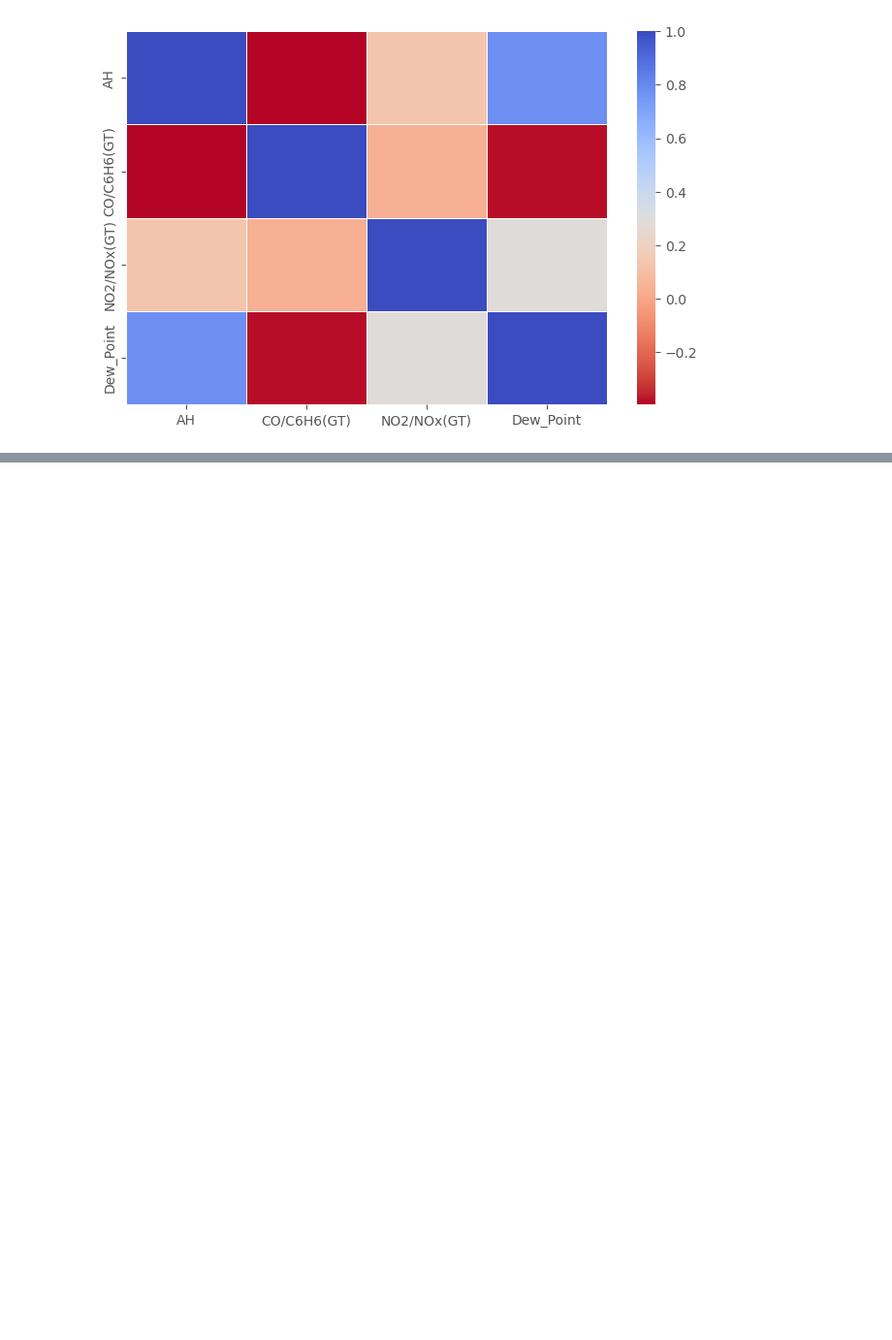
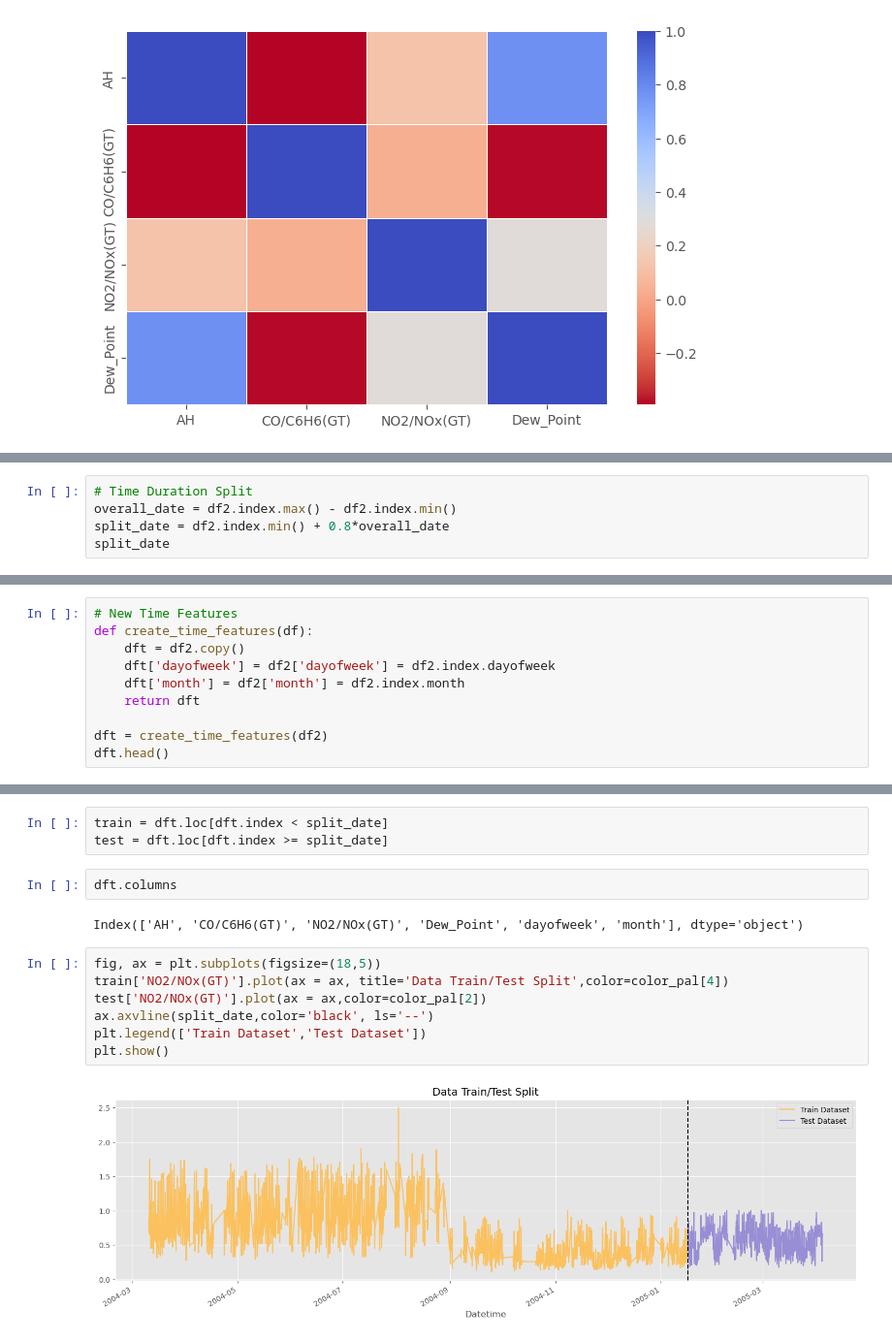
Before and after one commit to bryancastillo10/Machine-Learning-Projects, a Jupyter notebook: data_cleaning_air_quality.ipynb, the cells around one changed output, grey strips where cells are left out. Shown at 97% size. Cells and saved outputs as stored; diff of their text form; blank space fills up the shorter version.

```diff
--- a/data_cleaning_air_quality.ipynb
+++ b/data_cleaning_air_quality.ipynb
@@ -192,0 +244,5 @@ filter_df.to_csv('data/clean_data_AirQualityUCI.csv')
+# %%
+# Time Duration Split
+overall_date = df2.index.max() - df2.index.min()
+split_date = df2.index.min() + 0.8*overall_date
+split_date
@@ -192,0 +251,10 @@ filter_df.to_csv('data/clean_data_AirQualityUCI.csv')
+# %%
+# New Time Features
+def create_time_features(df):
+    dft = df2.copy()
+    dft['dayofweek'] = df2['dayofweek'] = df2.index.dayofweek
+    dft['month'] = df2['month'] = df2.index.month
+    return dft
+
+dft = create_time_features(df2)
+dft.head()
@@ -192,0 +269,16 @@ filter_df.to_csv('data/clean_data_AirQualityUCI.csv')
+# %%
+train = dft.loc[dft.index < split_date]
+test = dft.loc[dft.index >= split_date]
+# %%
+dft.columns
+# %% [output]
+Index(['AH', 'CO/C6H6(GT)', 'NO2/NOx(GT)', 'Dew_Point', 'dayofweek', 'month'], dtype='object')
+# %%
+fig, ax = plt.subplots(figsize=(18,5))
+train['NO2/NOx(GT)'].plot(ax = ax, title='Data Train/Test Split',color=color_pal[4])
+test['NO2/NOx(GT)'].plot(ax = ax,color=color_pal[2])
+ax.axvline(split_date,color='black', ls='--')
+plt.legend(['Train Dataset','Test Dataset'])
+plt.show()
+# %% [output]
+[figure, added]
```
Also changed, not shown: parts of 28 cells of this notebook, 1 other file.
